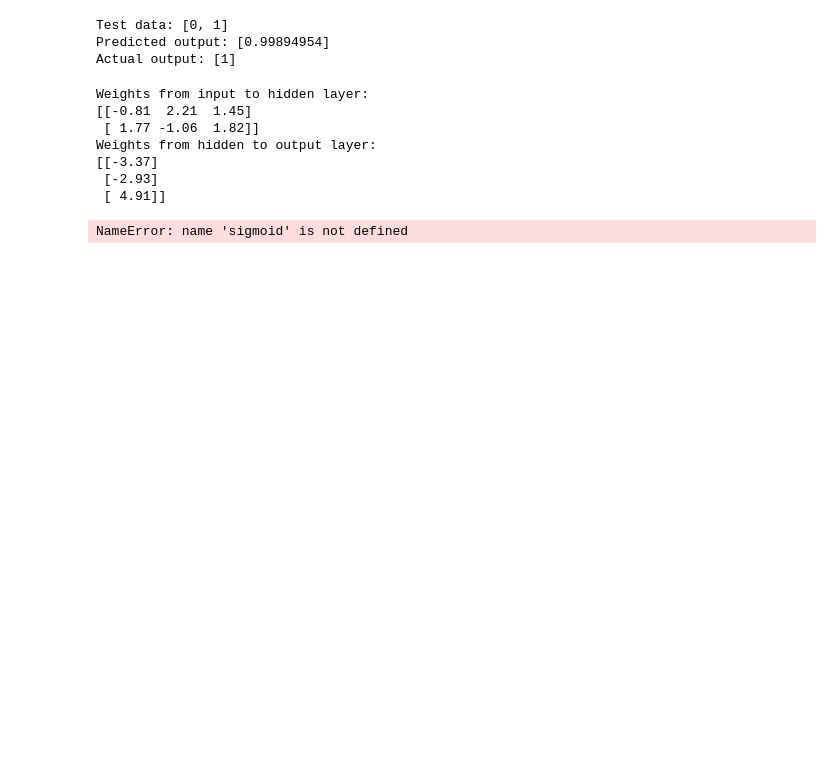
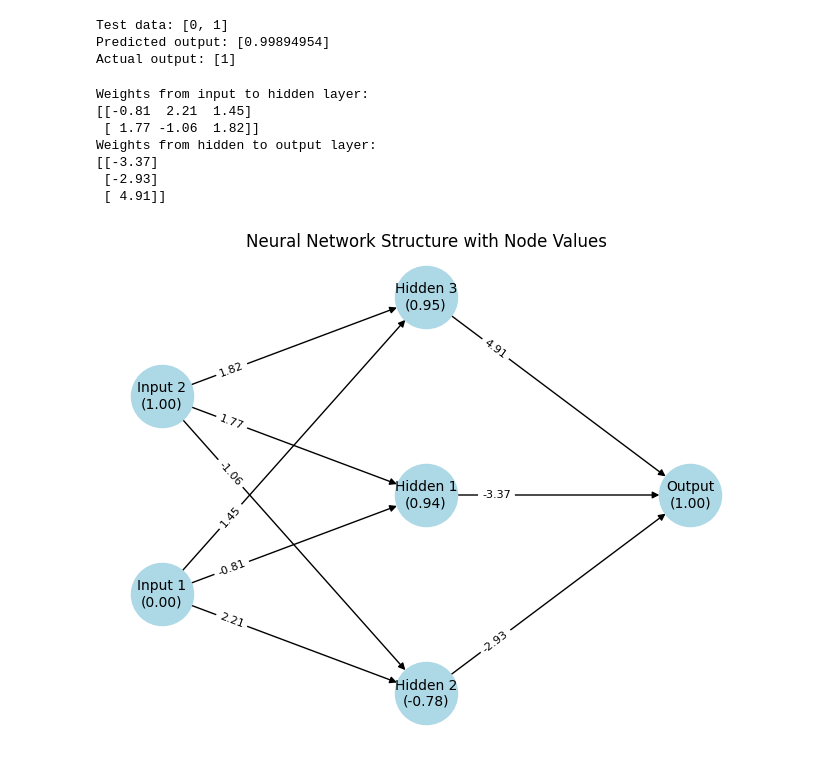
Before and after one commit to yerriswamys2020/AIML_Lab, a Jupyter notebook: NeuralNetowrk_tanh.ipynb, the cells around one changed output. Drawn from its saved outputs; the diff is of its cells as text; code cells hidden in the pictures; blank space fills up the shorter version.

```diff
--- a/NeuralNetowrk_tanh.ipynb
+++ b/NeuralNetowrk_tanh.ipynb
@@ -124,35 +129,35 @@ def plot_neural_network(weights_input_hidden, weights_hidden_output, input_value
     # Add edges from hidden to output layer
     for i in range(hidden_layer_neurons):
         G.add_edge(f'Hidden {i+1}', 'Output', weight=round(weights_hidden_output[i][0], 2))
 
     # Use multipartite layout with explicit layer ordering
     pos = nx.multipartite_layout(G, subset_key="layer")
 
     # Draw the graph
     node_labels = {
         node: f"{node}\n({data['value']:.2f})" if np.isscalar(data['value']) else f"{node}\n({data['value'].item():.2f})"
         for node, data in G.nodes(data=True)
     }  # Add node values
     edge_labels = {
         (u, v): f"{d['weight']:.2f}" for u, v, d in G.edges(data=True)
     }  # Round edge weights to 2 decimal places
 
     nx.draw(G, pos, with_labels=True, labels=node_labels, node_size=2000, node_color='lightblue', font_size=10)
     nx.draw_networkx_edge_labels(
         G, pos, edge_labels=edge_labels, font_size=8, label_pos=0.25
     )  # Adjust label_pos to avoid overlap
     plt.title("Neural Network Structure with Node Values")
     plt.show()
 
 # Example usage
 input_values = [0, 1]  # Example input values
 hidden_layer_input = np.dot(input_values, weights_input_hidden)
-hidden_values = sigmoid(hidden_layer_input)  # Hidden layer activations
+hidden_values = tanh(hidden_layer_input)  # Hidden layer activations
 final_input = np.dot(hidden_values, weights_hidden_output)
-output_value = sigmoid(final_input)  # Output value
+output_value = tanh(final_input)  # Output value
 
 plot_neural_network(weights_input_hidden, weights_hidden_output, input_values, hidden_values, output_value)
 # %% [output]
-NameError: name 'sigmoid' is not defined
+[figure, added]
 # %%
 #
```
Also changed, not shown: parts of 1 cell of this notebook, 5 other files.
